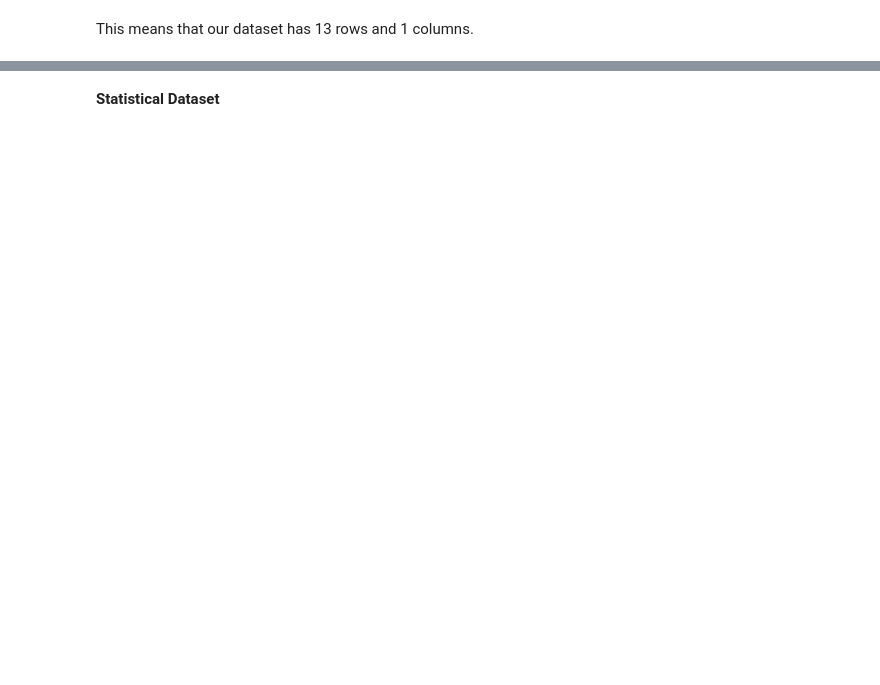
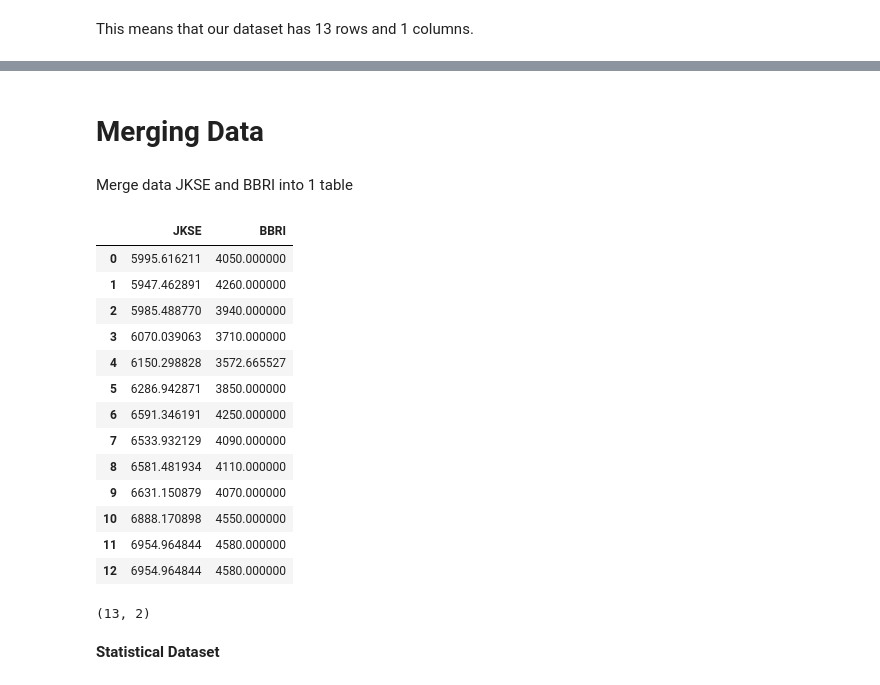
Before and after one commit to Hajarhanifah/big-data-linear-regression, a Jupyter notebook: linear-regression-jkse-and-bbri.ipynb, the cells around one changed output, grey strips where cells are left out. Saved outputs shown, nothing was run; the diff lists cells and outputs as text; code cells hidden in the pictures; blank space fills up the shorter version.

```diff
--- a/linear-regression-jkse-and-bbri.ipynb
+++ b/linear-regression-jkse-and-bbri.ipynb
@@ -38,3 +218,29 @@ This means that our dataset has 13 rows and 1 columns.
+# %% [markdown]
+# Merging Data
+# %% [markdown]
+Merge data JKSE and BBRI into 1 table
+# %%
+data = jkse.join(bbri)
+display(data)
+# %% [output]
+|  | JKSE | BBRI |
+| 0 | 5995.616211 | 4050.000000 |
+| 1 | 5947.462891 | 4260.000000 |
+| 2 | 5985.488770 | 3940.000000 |
+| 3 | 6070.039063 | 3710.000000 |
+| 4 | 6150.298828 | 3572.665527 |
+| 5 | 6286.942871 | 3850.000000 |
+| 6 | 6591.346191 | 4250.000000 |
+| 7 | 6533.932129 | 4090.000000 |
+| 8 | 6581.481934 | 4110.000000 |
+| 9 | 6631.150879 | 4070.000000 |
+| 10 | 6888.170898 | 4550.000000 |
+| 11 | 6954.964844 | 4580.000000 |
+| 12 | 6954.964844 | 4580.000000 |
+# %%
+print(data.shape)
+# %% [output]
+(13, 2)
 # %% [markdown]
 **Statistical Dataset**
 # %%
```
Also changed, not shown: parts of 37 cells of this notebook.
